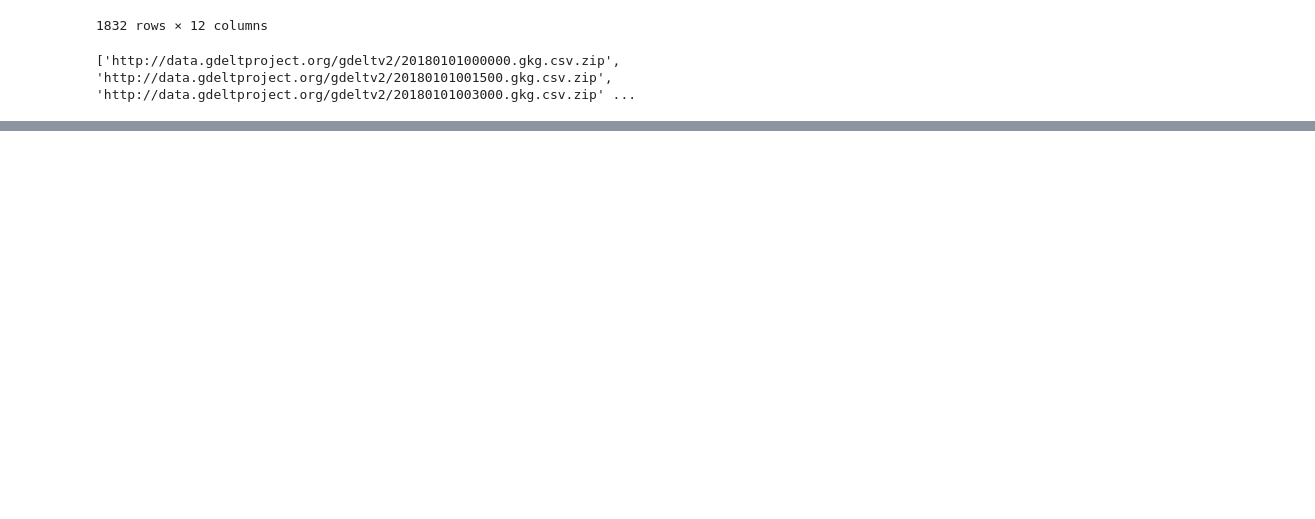
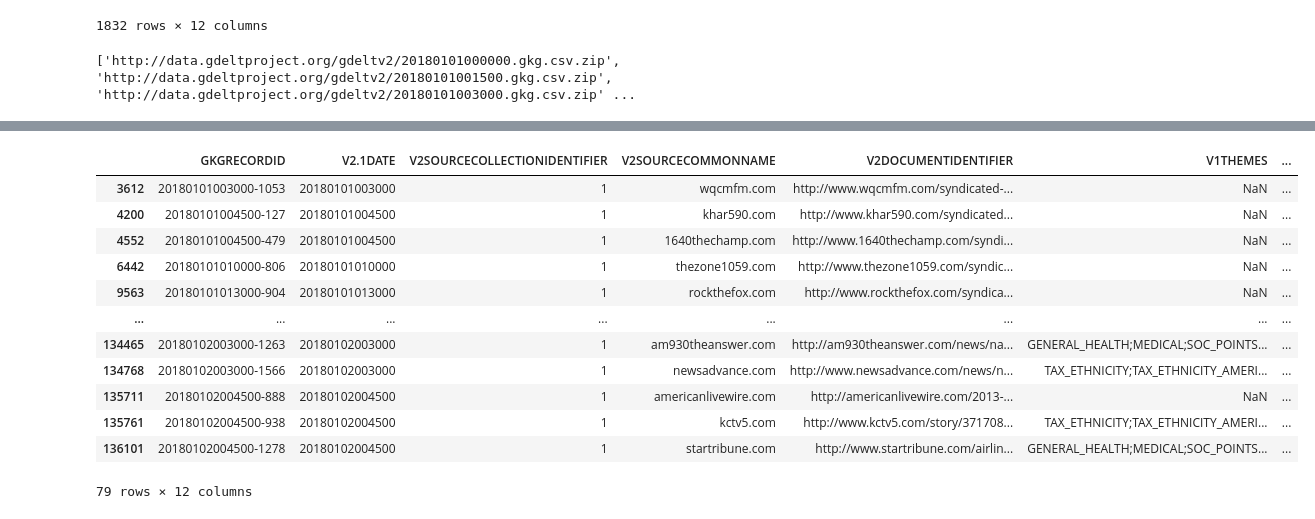
Before and after one commit to svanomm/sentiment-volume-forecasting, a Jupyter notebook: Scripts/03 Download and Process GDELT Data.ipynb, the cells around one changed output, grey strips where cells are left out. Cells and saved outputs as stored; diff of their text form; code cells hidden in the pictures; blank space fills up the shorter version.

```diff
--- a/Scripts/03 Download and Process GDELT Data.ipynb
+++ b/Scripts/03 Download and Process GDELT Data.ipynb
@@ -136,0 +238,17 @@ df
+# %%
+df4=df2[df2['V1ORGANIZATIONS']=='american airlines'].copy()
+df4
+# %% [output]
+|  | GKGRECORDID | V2.1DATE | V2SOURCECOLLECTIONIDENTIFIER | V2SOURCECOMMONNAME | V2DOCUMENTIDENTIFIER | V1THEMES | ... |
+| 3612 | 20180101003000-1053 | 20180101003000 | 1 | wqcmfm.com | http://www.wqcmfm.com/syndicated-... | NaN | ... |
+| 4200 | 20180101004500-127 | 20180101004500 | 1 | khar590.com | http://www.khar590.com/syndicated... | NaN | ... |
+| 4552 | 20180101004500-479 | 20180101004500 | 1 | 1640thechamp.com | http://www.1640thechamp.com/syndi... | NaN | ... |
+| 6442 | 20180101010000-806 | 20180101010000 | 1 | thezone1059.com | http://www.thezone1059.com/syndic... | NaN | ... |
+| 9563 | 20180101013000-904 | 20180101013000 | 1 | rockthefox.com | http://www.rockthefox.com/syndica... | NaN | ... |
+| ... | ... | ... | ... | ... | ... | ... | ... |
+| 134465 | 20180102003000-1263 | 20180102003000 | 1 | am930theanswer.com | http://am930theanswer.com/news/na... | GENERAL_HEALTH;MEDICAL;SOC_POINTS... | ... |
+| 134768 | 20180102003000-1566 | 20180102003000 | 1 | newsadvance.com | http://www.newsadvance.com/news/n... | TAX_ETHNICITY;TAX_ETHNICITY_AMERI... | ... |
+| 135711 | 20180102004500-888 | 20180102004500 | 1 | americanlivewire.com | http://americanlivewire.com/2013-... | NaN | ... |
+| 135761 | 20180102004500-938 | 20180102004500 | 1 | kctv5.com | http://www.kctv5.com/story/371708... | TAX_ETHNICITY;TAX_ETHNICITY_AMERI... | ... |
+| 136101 | 20180102004500-1278 | 20180102004500 | 1 | startribune.com | http://www.startribune.com/airlin... | GENERAL_HEALTH;MEDICAL;SOC_POINTS... | ... |
+79 rows × 12 columns
```
Also changed, not shown: parts of 6 cells of this notebook, 1 other file.
